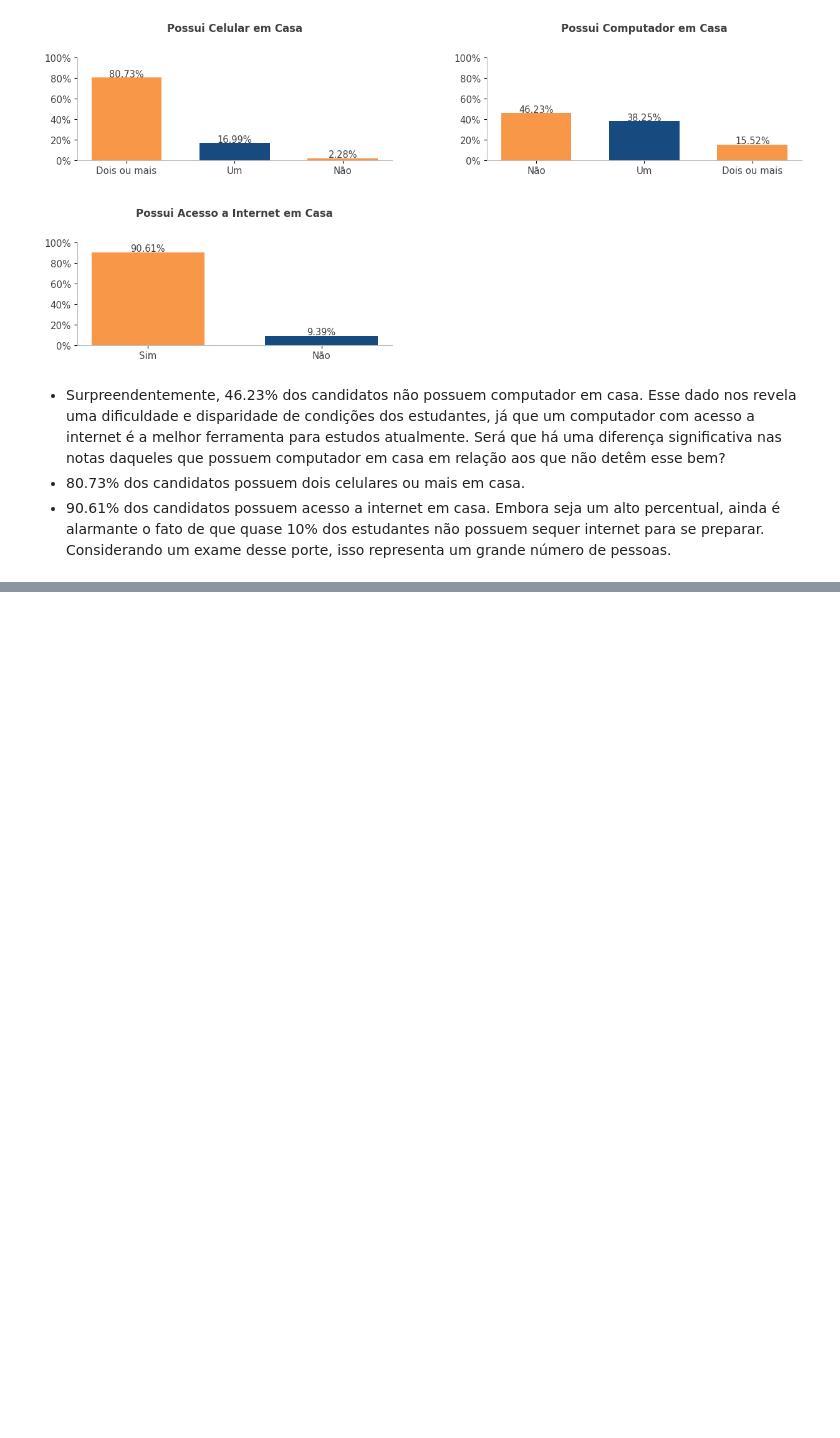
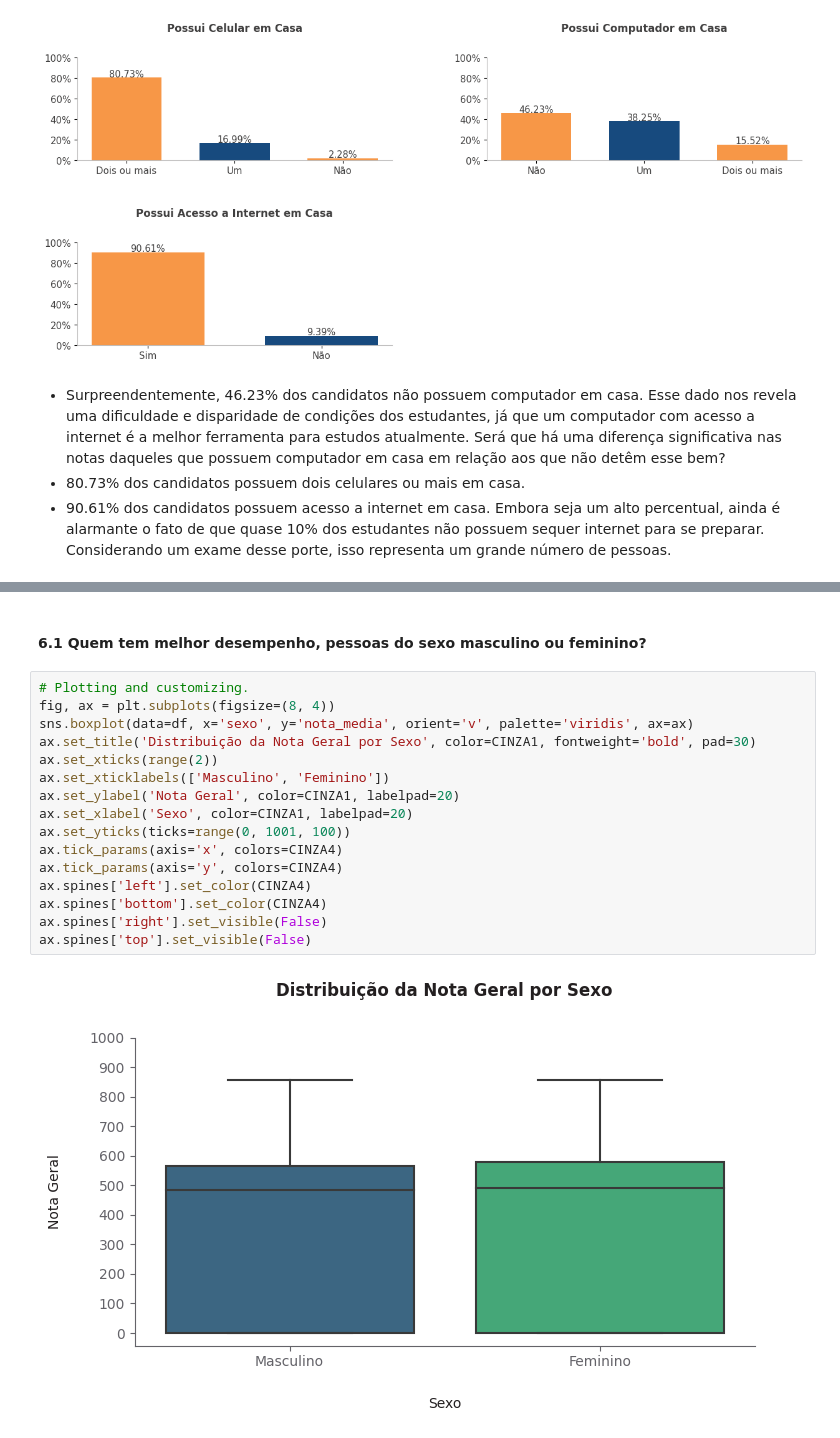
Before and after one commit to allmeidaapedro/Enem-Analysis, a Jupyter notebook: eda.ipynb, the cells around one changed output, grey strips where cells are left out. Saved outputs shown, nothing was run; the diff lists cells and outputs as text; blank space fills up the shorter version.

```diff
--- a/eda.ipynb
+++ b/eda.ipynb
@@ -1053,0 +1047,20 @@ df.loc[(df['presenca_mt'] == 'Ausente') & (df['presenca_cn'] == 'Ausente') & (df
+# %% [markdown]
+#### 6.1 Quem tem melhor desempenho, pessoas do sexo masculino ou feminino?
+# %%
+# Plotting and customizing.
+fig, ax = plt.subplots(figsize=(8, 4))
+sns.boxplot(data=df, x='sexo', y='nota_media', orient='v', palette='viridis', ax=ax)
+ax.set_title('Distribuição da Nota Geral por Sexo', color=CINZA1, fontweight='bold', pad=30)
+ax.set_xticks(range(2))
+ax.set_xticklabels(['Masculino', 'Feminino'])
+ax.set_ylabel('Nota Geral', color=CINZA1, labelpad=20)
+ax.set_xlabel('Sexo', color=CINZA1, labelpad=20)
+ax.set_yticks(ticks=range(0, 1001, 100))
+ax.tick_params(axis='x', colors=CINZA4)
+ax.tick_params(axis='y', colors=CINZA4)
+ax.spines['left'].set_color(CINZA4)
+ax.spines['bottom'].set_color(CINZA4)
+ax.spines['right'].set_visible(False)
+ax.spines['top'].set_visible(False)
+# %% [output]
+[figure, added]
```
Also changed, not shown: parts of 21 cells of this notebook.
